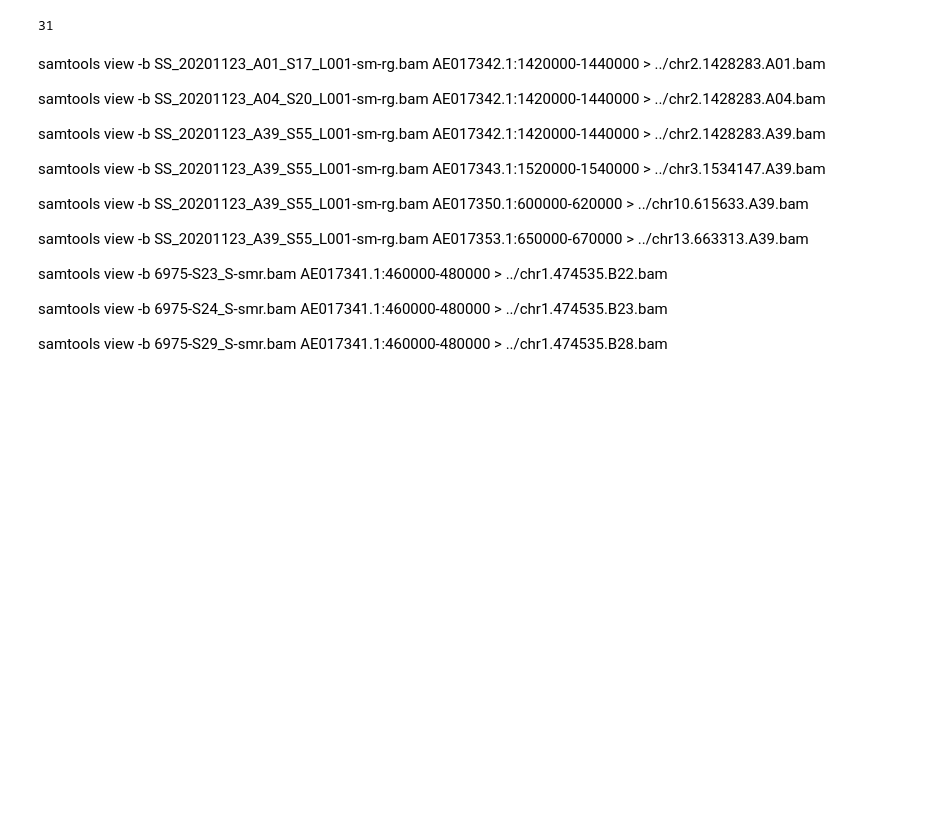
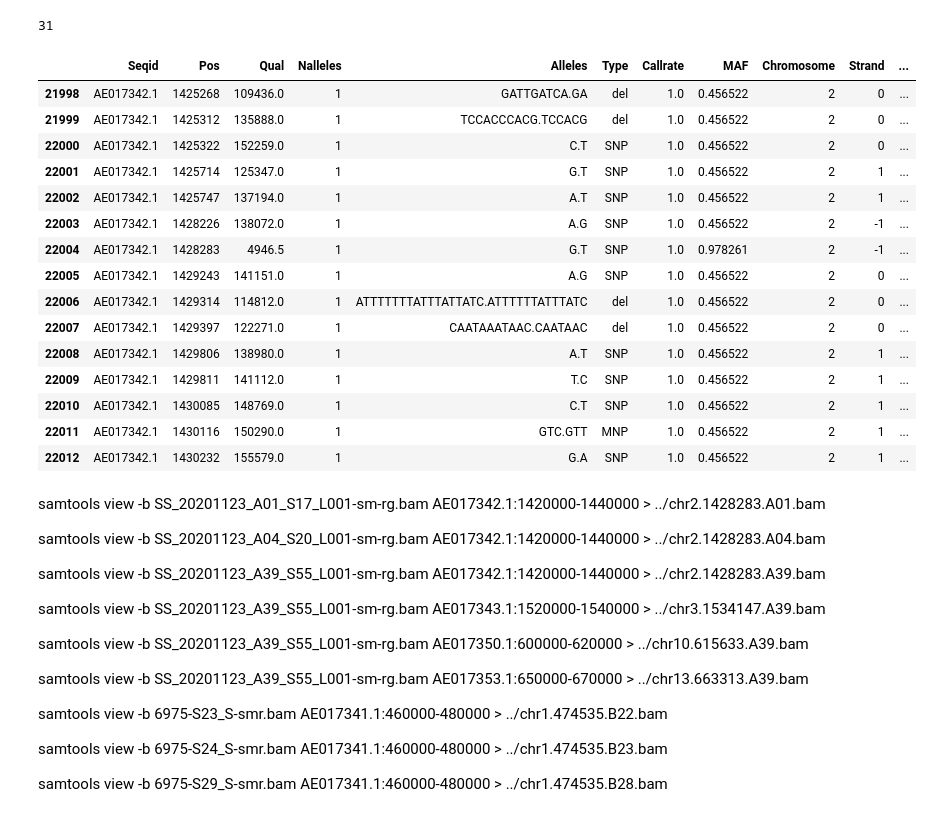
Before and after one commit to magwenelab/Self-Filamentation_B3502_progeny, a Jupyter notebook: SCRIPTS/Variant_filter.ipynb, the cells around one changed output. Saved outputs shown, nothing was run; the diff lists cells and outputs as text; code cells hidden in the pictures; blank space fills up the shorter version.

```diff
--- a/SCRIPTS/Variant_filter.ipynb
+++ b/SCRIPTS/Variant_filter.ipynb
@@ -599,6 +596,25 @@ variants[(variants.Chromosome==2) & (variants.Pos==1428226)][info_cols]
 len('TTCTGACAACAGTCCGTCATCATCCAATAAT')
 # %% [output]
 31
+# %%
+variants[(variants.Chromosome==2) & (variants.Pos>=1425000) & (variants.Pos<=1430300)][info_cols+['B3502_A1','A01','A04','A39','CF830']]
+# %% [output]
+|  | Seqid | Pos | Qual | Nalleles | Alleles | Type | Callrate | MAF | Chromosome | Strand | ... |
+| 21998 | AE017342.1 | 1425268 | 109436.0 | 1 | GATTGATCA.GA | del | 1.0 | 0.456522 | 2 | 0 | ... |
+| 21999 | AE017342.1 | 1425312 | 135888.0 | 1 | TCCACCCACG.TCCACG | del | 1.0 | 0.456522 | 2 | 0 | ... |
+| 22000 | AE017342.1 | 1425322 | 152259.0 | 1 | C.T | SNP | 1.0 | 0.456522 | 2 | 0 | ... |
+| 22001 | AE017342.1 | 1425714 | 125347.0 | 1 | G.T | SNP | 1.0 | 0.456522 | 2 | 1 | ... |
+| 22002 | AE017342.1 | 1425747 | 137194.0 | 1 | A.T | SNP | 1.0 | 0.456522 | 2 | 1 | ... |
+| 22003 | AE017342.1 | 1428226 | 138072.0 | 1 | A.G | SNP | 1.0 | 0.456522 | 2 | -1 | ... |
+| 22004 | AE017342.1 | 1428283 | 4946.5 | 1 | G.T | SNP | 1.0 | 0.978261 | 2 | -1 | ... |
+| 22005 | AE017342.1 | 1429243 | 141151.0 | 1 | A.G | SNP | 1.0 | 0.456522 | 2 | 0 | ... |
+| 22006 | AE017342.1 | 1429314 | 114812.0 | 1 | ATTTTTTTATTTATTATC.ATTTTTTATTTATC | del | 1.0 | 0.456522 | 2 | 0 | ... |
+| 22007 | AE017342.1 | 1429397 | 122271.0 | 1 | CAATAAATAAC.CAATAAC | del | 1.0 | 0.456522 | 2 | 0 | ... |
+| 22008 | AE017342.1 | 1429806 | 138980.0 | 1 | A.T | SNP | 1.0 | 0.456522 | 2 | 1 | ... |
+| 22009 | AE017342.1 | 1429811 | 141112.0 | 1 | T.C | SNP | 1.0 | 0.456522 | 2 | 1 | ... |
+| 22010 | AE017342.1 | 1430085 | 148769.0 | 1 | C.T | SNP | 1.0 | 0.456522 | 2 | 1 | ... |
+| 22011 | AE017342.1 | 1430116 | 150290.0 | 1 | GTC.GTT | MNP | 1.0 | 0.456522 | 2 | 1 | ... |
+| 22012 | AE017342.1 | 1430232 | 155579.0 | 1 | G.A | SNP | 1.0 | 0.456522 | 2 | 1 | ... |
 # %% [markdown]
 samtools view -b SS_20201123_A01_S17_L001-sm-rg.bam AE017342.1:1420000-1440000 > ../chr2.1428283.A01.bam
 
```
Also changed, not shown: parts of 9 cells of this notebook, 4 other files.
